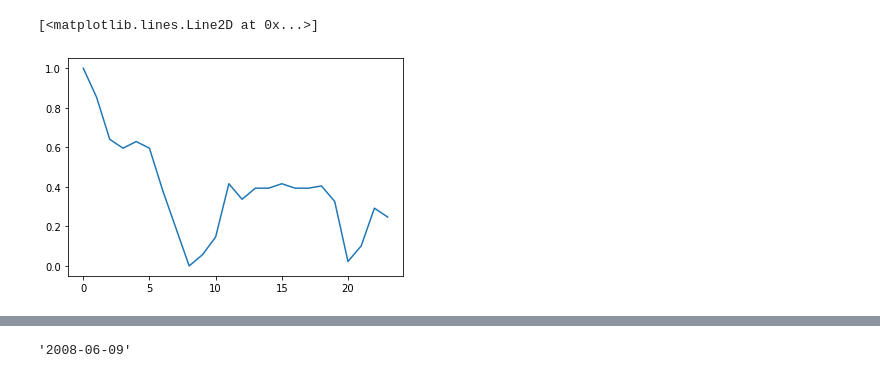
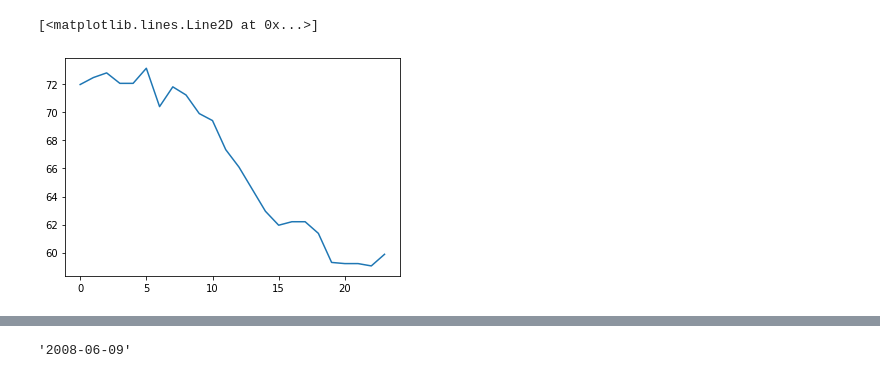
Before and after one commit to imjimmylol/dash, a Jupyter notebook: debug2.ipynb, the cells around one changed output, grey strips where cells are left out. Cells and saved outputs as stored; diff of their text form; code cells hidden in the pictures.

```diff
--- a/debug2.ipynb
+++ b/debug2.ipynb
@@ -37,5 +18,7 @@ end_date = "2015-01-12"
 df = pd.read_csv(r"./data/{}.csv".format(Ticker))
 s, e = input_process.DateIndexMap(df, start_date), input_process.DateIndexMap(df, end_date)
 # %%
-y = min_max_scalar(np.array(df['Close'][s:e]))
+# 資料作圖
+y = input_process.batch_scalar.min_max_scalar(np.array(df['Close'][s:e]))
 x = np.array([i for i in range(len(y))])
+plt.plot(x,y)
@@ -42,5 +33,13 @@ x = np.array([i for i in range(len(y))])
+# %%
+# 執行搜尋
+# search and return res
+search_res = return_res.get_sim_res(df, s, e, 'poly_d') # a:b
+
+
+# get res start and end
+s_res, e_res = res_process.range_2_num(search_res)
 # %%
-plt.plot(x,y)
+plt.plot(x,df['Close'][s_res:e_res])
 # %% [output]
 [<matplotlib.lines.Line2D at 0x...>]
-[figure, old version]
+[figure, new version]
```
Also changed, not shown: parts of 10 cells of this notebook, 2 other files.
